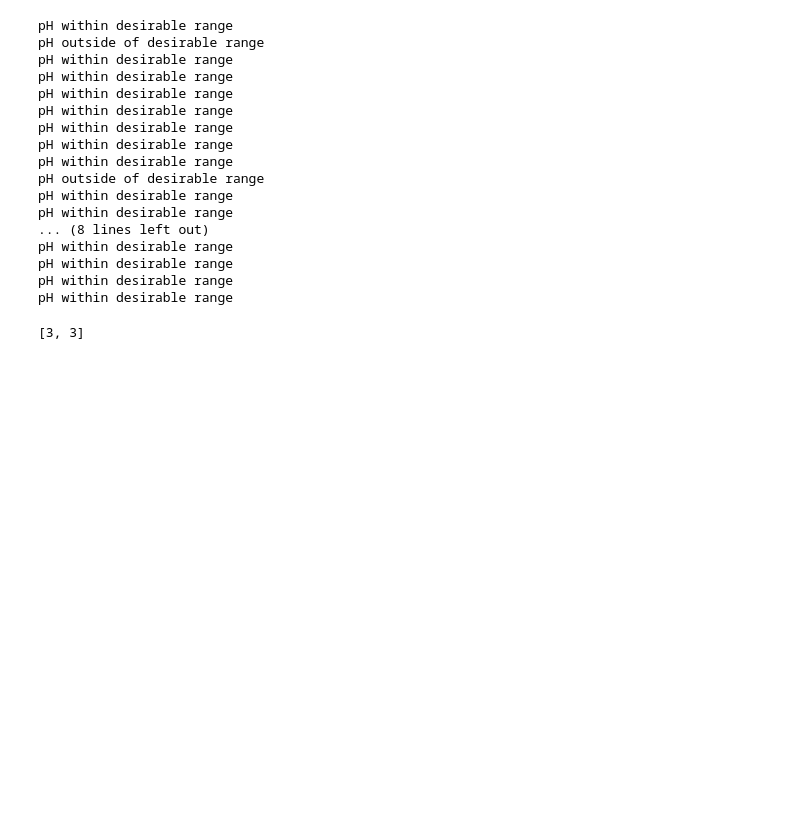
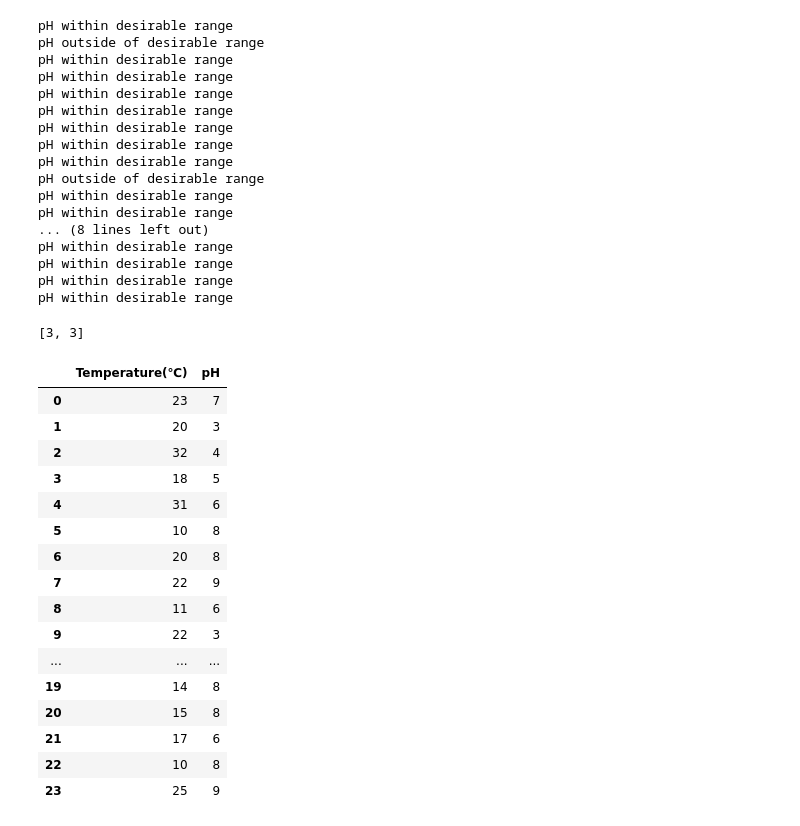
Before and after one commit to xwan438/Auqua, a Jupyter notebook: 159333_aquatech.ipynb, the cells around one changed output. Saved outputs shown, nothing was run; the diff lists cells and outputs as text; code cells hidden in the pictures; blank space fills up the shorter version.

```diff
--- a/159333_aquatech.ipynb
+++ b/159333_aquatech.ipynb
@@ -216,3 +214,25 @@ pH within desirable range
 print(pH_alerts)
 # %% [output]
 [3, 3]
+# %%
+oyster_data = pd.concat([temperature_data, pH_data], axis = 1)
+# %%
+oyster_data
+# %% [output]
+|  | Temperature(℃) | pH |
+| 0 | 23 | 7 |
+| 1 | 20 | 3 |
+| 2 | 32 | 4 |
+| 3 | 18 | 5 |
+| 4 | 31 | 6 |
+| 5 | 10 | 8 |
+| 6 | 20 | 8 |
+| 7 | 22 | 9 |
+| 8 | 11 | 6 |
+| 9 | 22 | 3 |
+| ... | ... | ... |
+| 19 | 14 | 8 |
+| 20 | 15 | 8 |
+| 21 | 17 | 6 |
+| 22 | 10 | 8 |
+| 23 | 25 | 9 |
```
Also changed, not shown: parts of 4 cells of this notebook.
